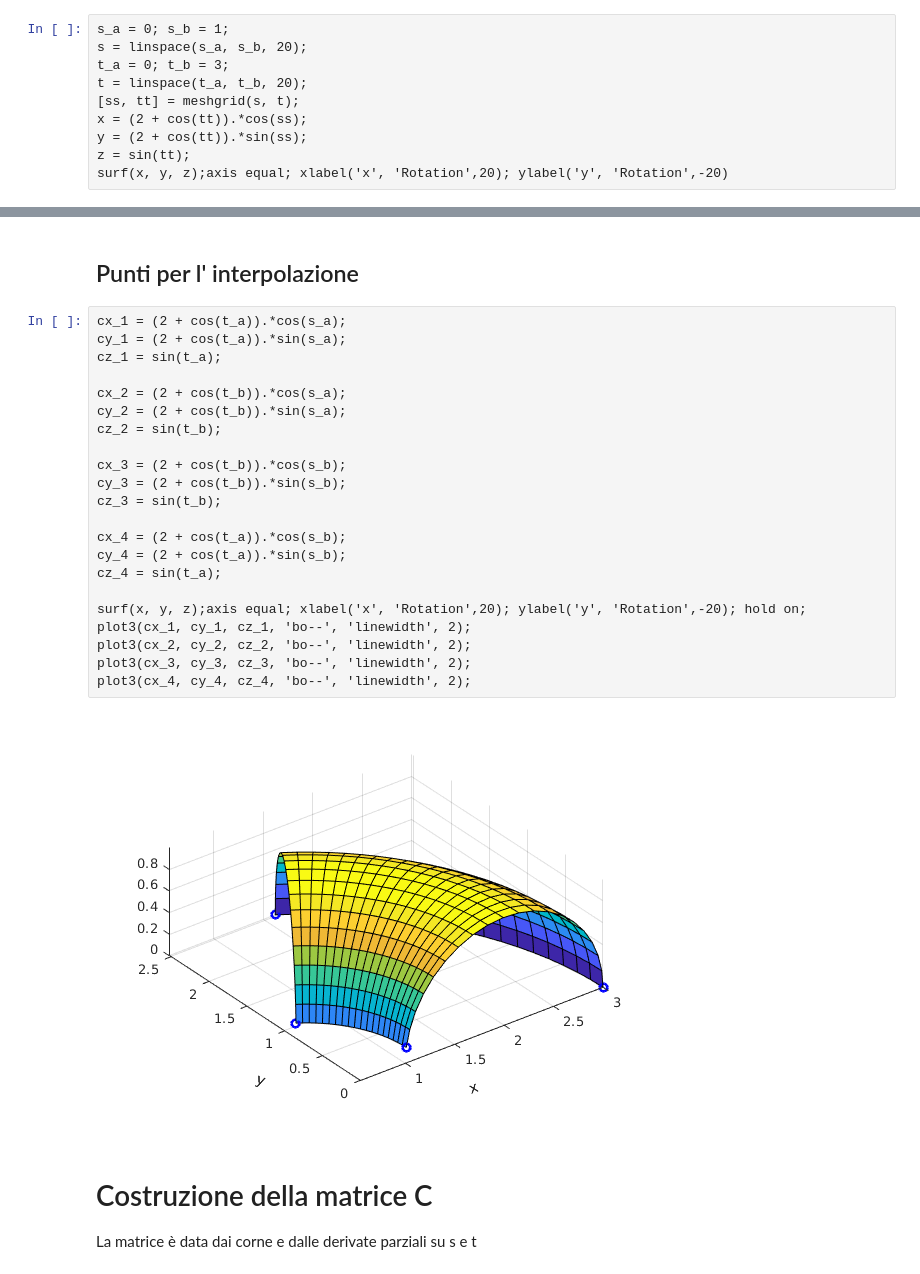
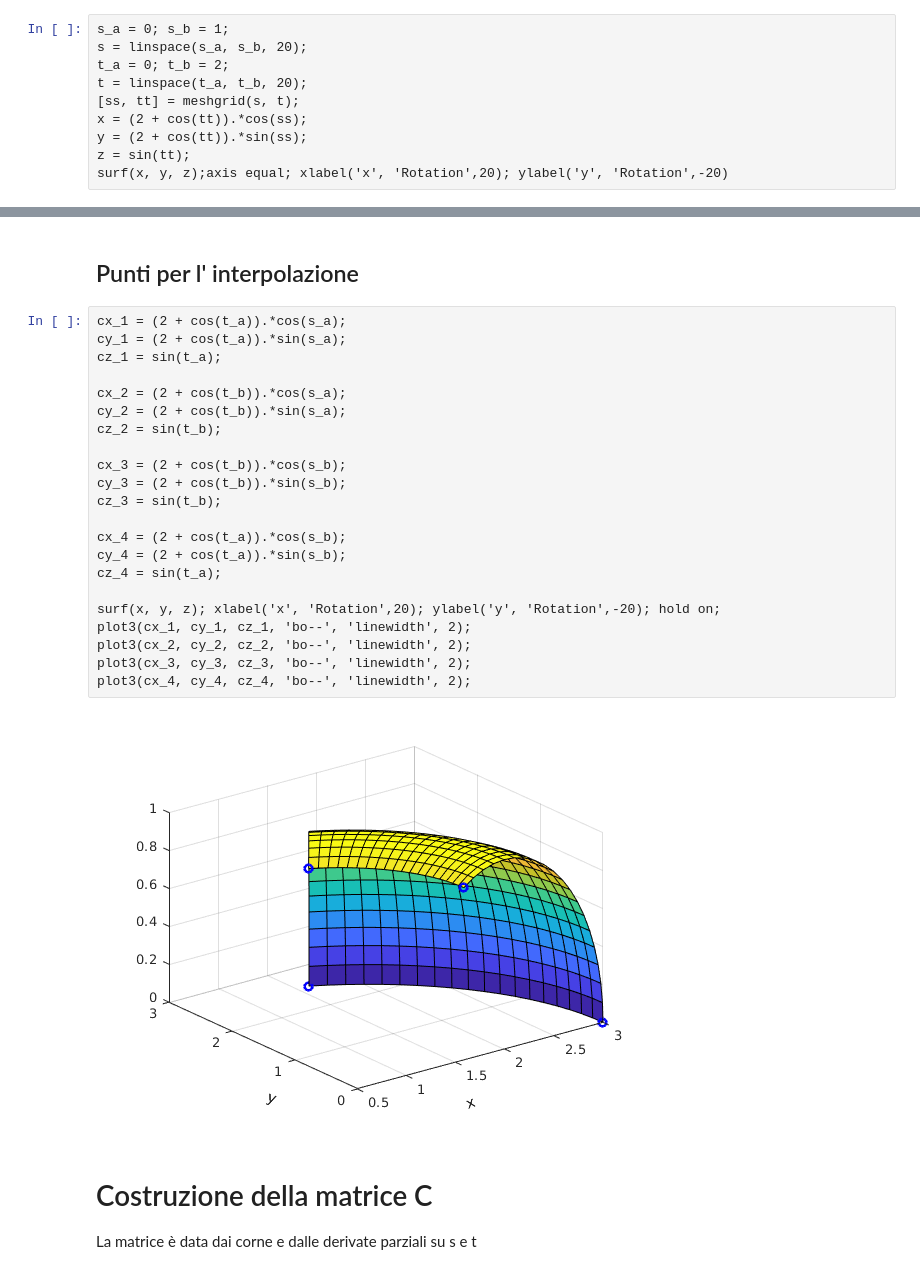
Before and after one commit to mameli/cagd, a Jupyter notebook: Hermite.ipynb, the cells around one changed output, grey strips where cells are left out. Cells and saved outputs as stored; diff of their text form.

```diff
--- a/Hermite.ipynb
+++ b/Hermite.ipynb
@@ -5,7 +5,7 @@ Per prima cosa si definisce una figura per ricavare la matrice dei corner e dell
 # %%
 s_a = 0; s_b = 1;
 s = linspace(s_a, s_b, 20);
-t_a = 0; t_b = 3;
+t_a = 0; t_b = 2;
 t = linspace(t_a, t_b, 20);
 [ss, tt] = meshgrid(s, t);
 x = (2 + cos(tt)).*cos(ss);
@@ -19,27 +19,27 @@ surf(x, y, z);axis equal; xlabel('x', 'Rotation',20); ylabel('y', 'Rotation',-20
 # %%
 cx_1 = (2 + cos(t_a)).*cos(s_a);
 cy_1 = (2 + cos(t_a)).*sin(s_a);
 cz_1 = sin(t_a);
 
 cx_2 = (2 + cos(t_b)).*cos(s_a);
 cy_2 = (2 + cos(t_b)).*sin(s_a);
 cz_2 = sin(t_b);
 
 cx_3 = (2 + cos(t_b)).*cos(s_b);
 cy_3 = (2 + cos(t_b)).*sin(s_b);
 cz_3 = sin(t_b);
 
 cx_4 = (2 + cos(t_a)).*cos(s_b);
 cy_4 = (2 + cos(t_a)).*sin(s_b);
 cz_4 = sin(t_a);
 
-surf(x, y, z);axis equal; xlabel('x', 'Rotation',20); ylabel('y', 'Rotation',-20); hold on;
+surf(x, y, z); xlabel('x', 'Rotation',20); ylabel('y', 'Rotation',-20); hold on;
 plot3(cx_1, cy_1, cz_1, 'bo--', 'linewidth', 2);
 plot3(cx_2, cy_2, cz_2, 'bo--', 'linewidth', 2);
 plot3(cx_3, cy_3, cz_3, 'bo--', 'linewidth', 2);
 plot3(cx_4, cy_4, cz_4, 'bo--', 'linewidth', 2);
 # %% [output]
-[figure, old version]
+[figure, new version]
 # %% [markdown]
 # Costruzione della matrice C
 
```
Also changed, not shown: parts of 14 cells of this notebook, 1 other file.
